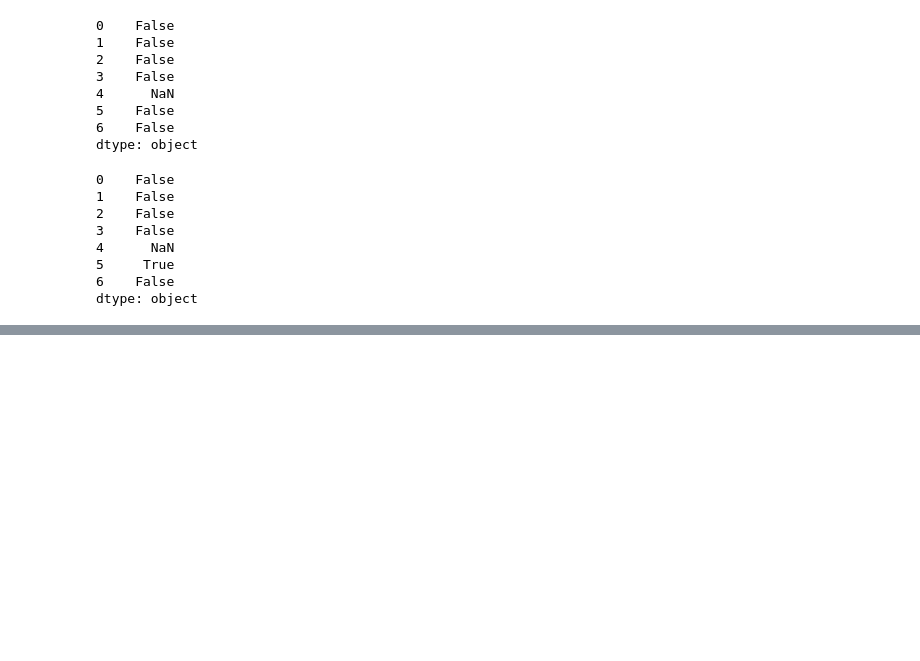
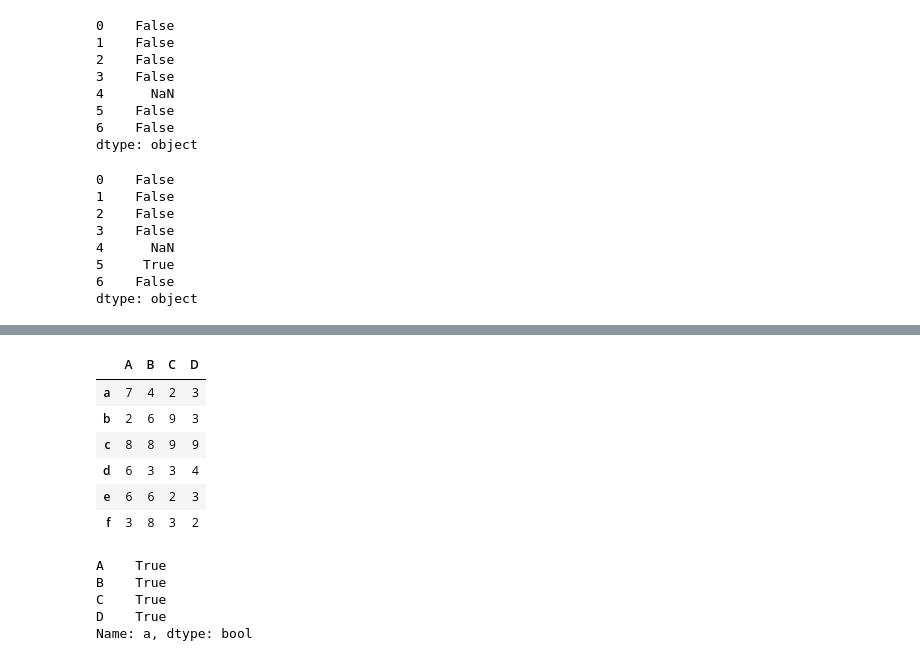
Before and after one commit to mga321/tutorialspoint_notebooks, a Jupyter notebook: pandas.ipynb, the cells around one changed output, grey strips where cells are left out. Drawn from its saved outputs; the diff is of its cells as text; code cells hidden in the pictures; blank space fills up the shorter version.

```diff
--- a/pandas.ipynb
+++ b/pandas.ipynb
@@ -1178,0 +1237,20 @@ dtype: object
+# %%
+# Example 4: Select a range of rows for all columns
+df.loc['a':'f']
+# %% [output]
+|  | A | B | C | D |
+| a | 7 | 4 | 2 | 3 |
+| b | 2 | 6 | 9 | 3 |
+| c | 8 | 8 | 9 | 9 |
+| d | 6 | 3 | 3 | 4 |
+| e | 6 | 6 | 2 | 3 |
+| f | 3 | 8 | 3 | 2 |
+# %%
+# Example 5: Get a boolean array based on comparison operator
+df.loc['a'] > 00
+# %% [output]
+A    True
+B    True
+C    True
+D    True
+Name: a, dtype: bool
```
Also changed, not shown: parts of 10 cells of this notebook.
